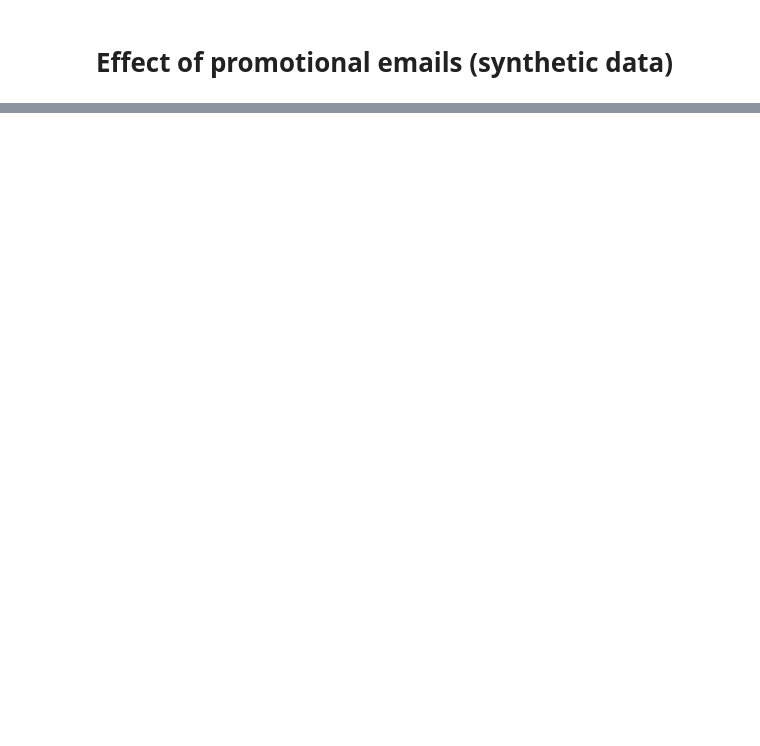
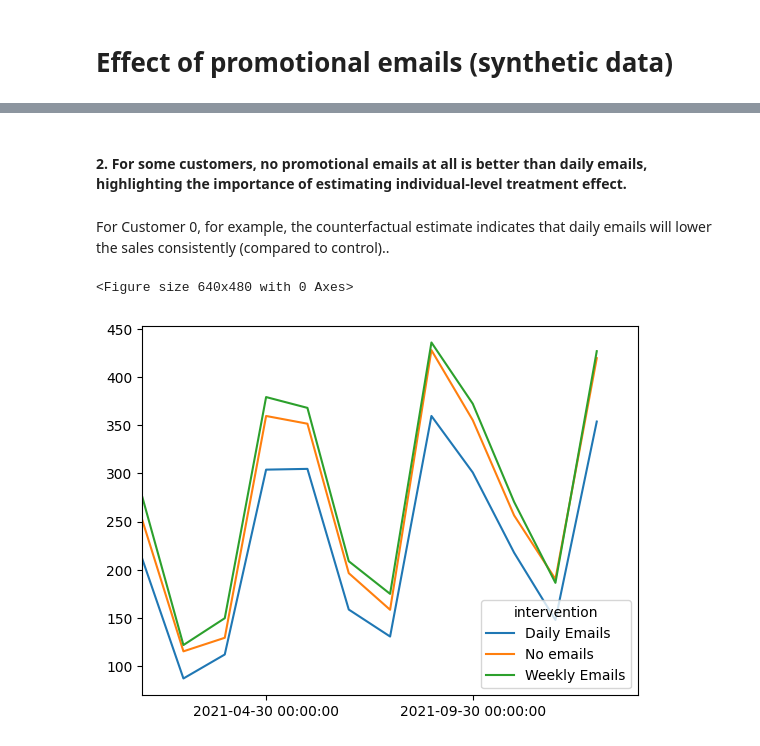
Before and after one commit to AbdullahO/Synthetic-Interventions, a Jupyter notebook: example/synthetic example.ipynb, the cells around one changed output, grey strips where cells are left out. Cells and saved outputs as stored; diff of their text form; code cells hidden in the pictures; blank space fills up the shorter version.

```diff
--- a/example/synthetic example.ipynb
+++ b/example/synthetic example.ipynb
@@ -136,0 +187,13 @@ post_df.loc[post_df.unit ==2]
+# %% [markdown]
+#### 2. For some customers, no promotional emails at all is better than daily emails, highlighting the importance of estimating individual-level treatment effect.
+# %% [markdown]
+For Customer 0, for example, the counterfactual estimate indicates that daily emails will lower the sales consistently (compared to control)..
+# %%
+plt.figure()
+syn.loc[syn.unit == 0].groupby("intervention").mean(numeric_only = True).T.plot()
+plt.xticks(rotation = 0)
+plt.xlim([12,24])
+plt.show()
+# %% [output]
+<Figure size 640x480 with 0 Axes>
+[figure, added]
```
Also changed, not shown: parts of 32 cells of this notebook.
